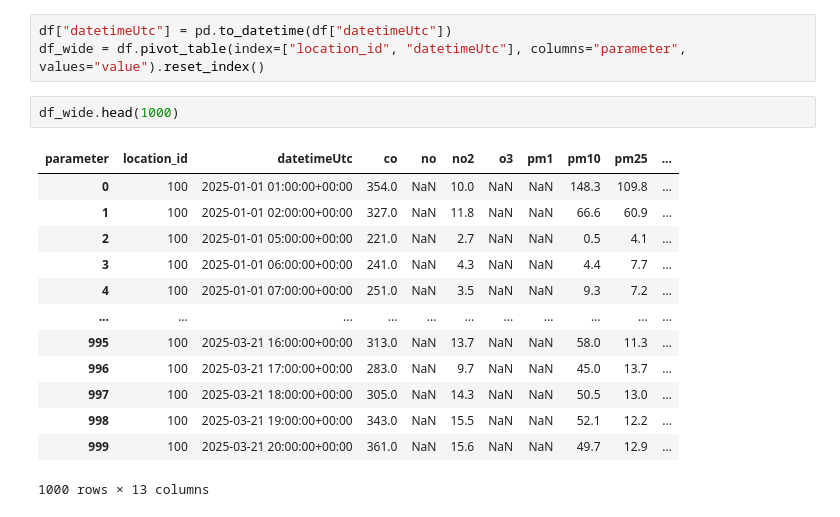
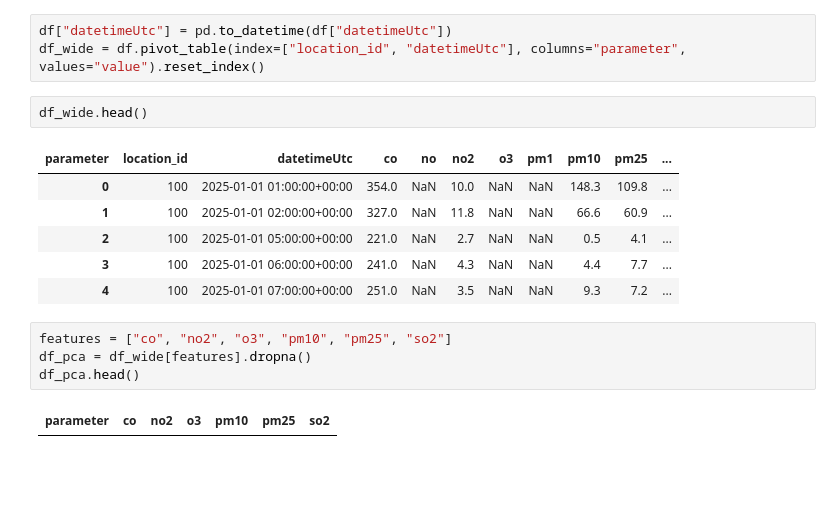
Before and after one commit to Abdullah2265Habib/The-Urban-Environmental-Intelligence-Challenge, a Jupyter notebook: notebook.ipynb, the cells around one changed output. Drawn from its saved outputs; the diff is of its cells as text; blank space fills up the shorter version.

```diff
--- a/notebook.ipynb
+++ b/notebook.ipynb
@@ -71,18 +75,17 @@ array([[<Axes: title={'center': 'location_id'}>,
 df["datetimeUtc"] = pd.to_datetime(df["datetimeUtc"])
 df_wide = df.pivot_table(index=["location_id", "datetimeUtc"], columns="parameter", values="value").reset_index()
 # %%
-df_wide.head(1000)
+df_wide.head()
 # %% [output]
 | parameter | location_id | datetimeUtc | co | no | no2 | o3 | pm1 | pm10 | pm25 | ... |
 | 0 | 100 | 2025-01-01 01:00:00+00:00 | 354.0 | NaN | 10.0 | NaN | NaN | 148.3 | 109.8 | ... |
 | 1 | 100 | 2025-01-01 02:00:00+00:00 | 327.0 | NaN | 11.8 | NaN | NaN | 66.6 | 60.9 | ... |
 | 2 | 100 | 2025-01-01 05:00:00+00:00 | 221.0 | NaN | 2.7 | NaN | NaN | 0.5 | 4.1 | ... |
 | 3 | 100 | 2025-01-01 06:00:00+00:00 | 241.0 | NaN | 4.3 | NaN | NaN | 4.4 | 7.7 | ... |
 | 4 | 100 | 2025-01-01 07:00:00+00:00 | 251.0 | NaN | 3.5 | NaN | NaN | 9.3 | 7.2 | ... |
-| ... | ... | ... | ... | ... | ... | ... | ... | ... | ... | ... |
-| 995 | 100 | 2025-03-21 16:00:00+00:00 | 313.0 | NaN | 13.7 | NaN | NaN | 58.0 | 11.3 | ... |
-| 996 | 100 | 2025-03-21 17:00:00+00:00 | 283.0 | NaN | 9.7 | NaN | NaN | 45.0 | 13.7 | ... |
-| 997 | 100 | 2025-03-21 18:00:00+00:00 | 305.0 | NaN | 14.3 | NaN | NaN | 50.5 | 13.0 | ... |
-| 998 | 100 | 2025-03-21 19:00:00+00:00 | 343.0 | NaN | 15.5 | NaN | NaN | 52.1 | 12.2 | ... |
-| 999 | 100 | 2025-03-21 20:00:00+00:00 | 361.0 | NaN | 15.6 | NaN | NaN | 49.7 | 12.9 | ... |
-1000 rows × 13 columns
+# %%
+features = ["co", "no2", "o3", "pm10", "pm25", "so2"]
+df_pca = df_wide[features].dropna()
+df_pca.head()
+# %% [output]
+| parameter | co | no2 | o3 | pm10 | pm25 | so2 |
```
Also changed, not shown: parts of 24 cells of this notebook.
